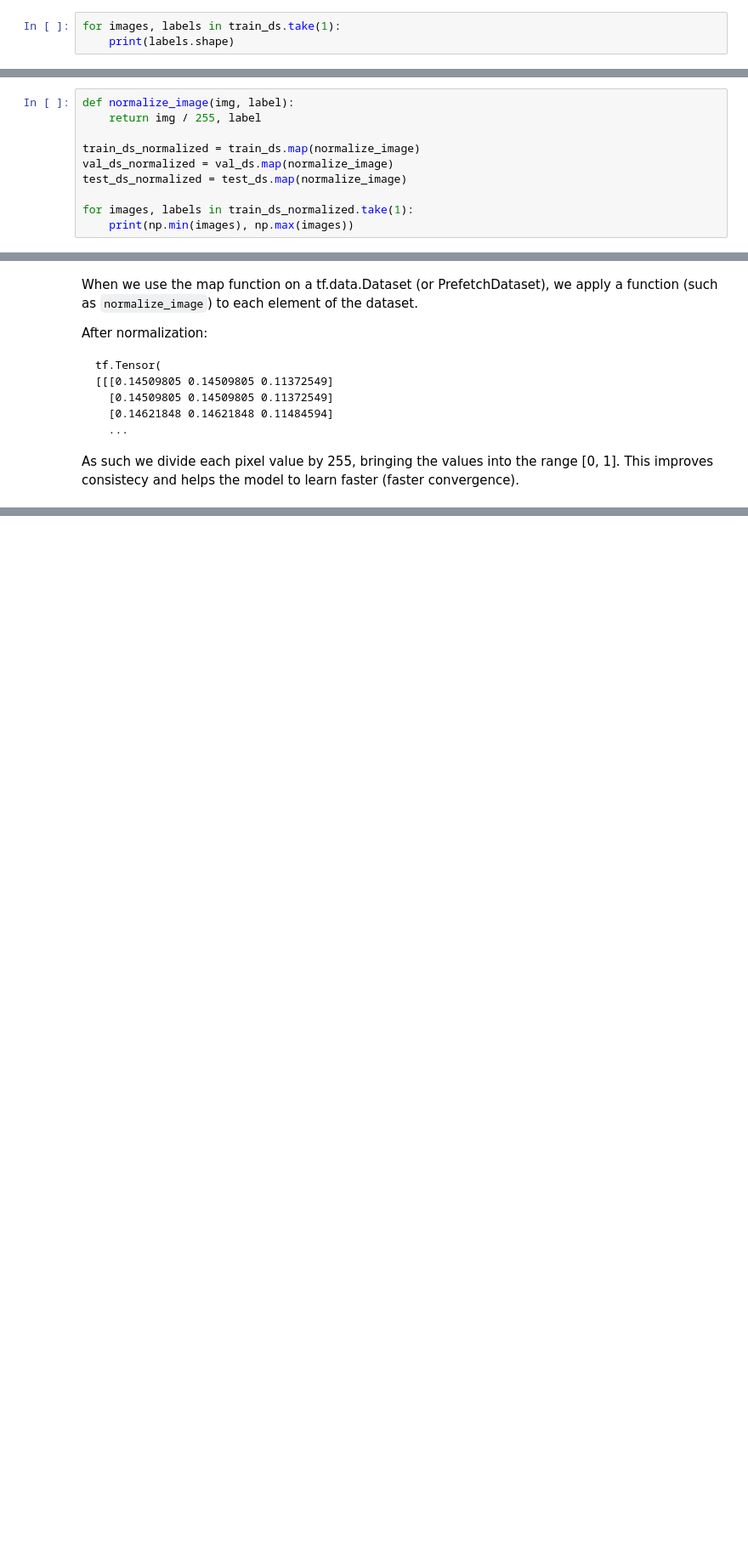
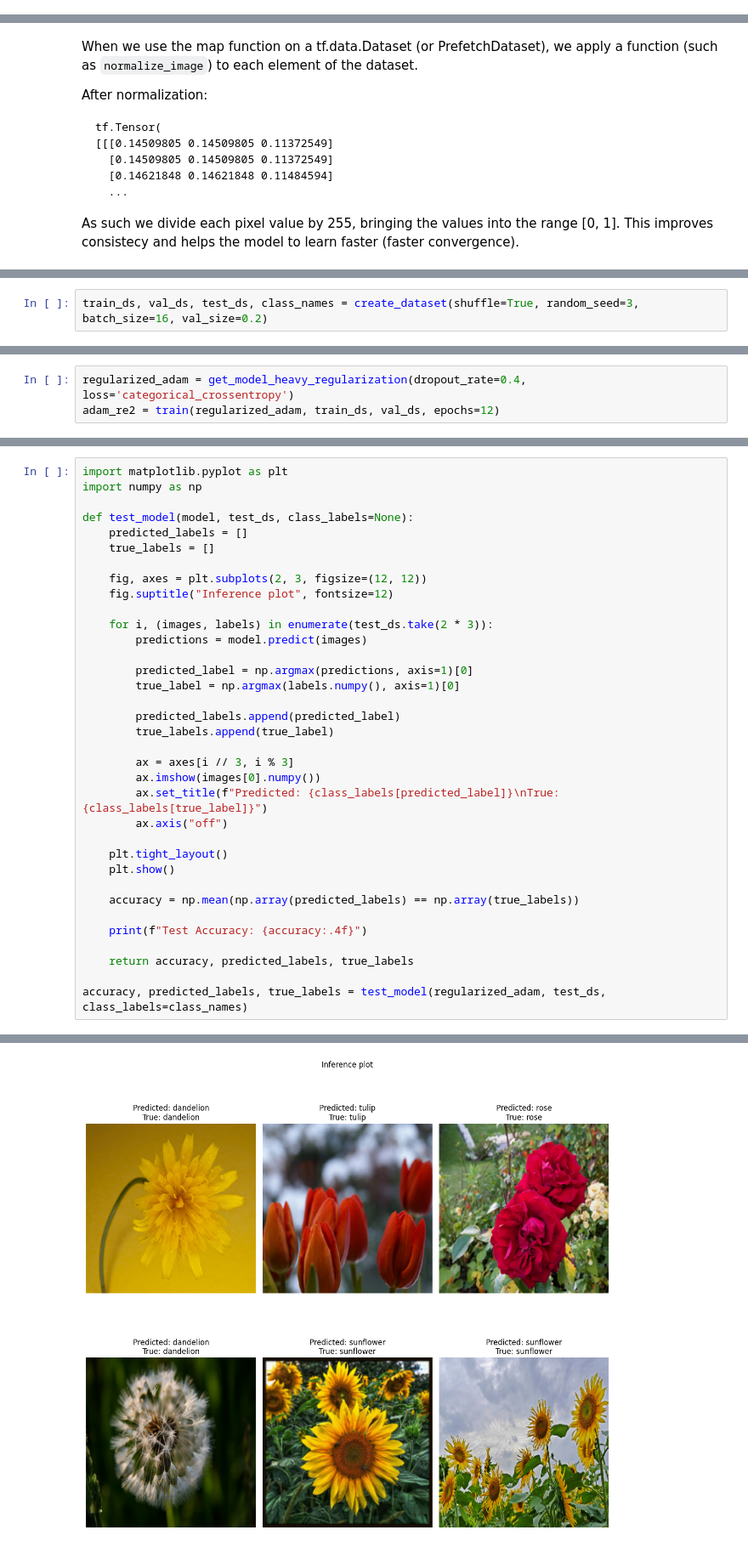
Before and after one commit to wlinds/ITHS-AI22-TF, a Jupyter notebook: Labb/labb1.ipynb, the cells around one changed output, grey strips where cells are left out. Shown at 85% size. Cells and saved outputs as stored; diff of their text form; blank space fills up the shorter version.

Commit message:
comments on curated dataset

```diff
--- a/Labb/labb1.ipynb
+++ b/Labb/labb1.ipynb
@@ -122,3 +157,0 @@ For multi-class classification tasks (like identifying different types of flower
-# %%
-for images, labels in train_ds.take(1):
-    print(labels.shape)
@@ -168,10 +167,0 @@ Default RGB values range between 0 and 255. We want to normalize these values.
-# %%
-def normalize_image(img, label):
-    return img / 255, label
-
-train_ds_normalized = train_ds.map(normalize_image)
-val_ds_normalized = val_ds.map(normalize_image)
-test_ds_normalized = test_ds.map(normalize_image)
-
-for images, labels in train_ds_normalized.take(1):
-    print(np.min(images), np.max(images))
@@ -530,0 +461,2 @@ Validation acc of 0.6 is still... ok? After 10 epochs. I think, maybe try to reg
+# %%
+train_ds, val_ds, test_ds, class_names = create_dataset(shuffle=True, random_seed=3, batch_size=16, val_size=0.2)
@@ -530,0 +472,3 @@ Validation acc of 0.6 is still... ok? After 10 epochs. I think, maybe try to reg
+# %%
+regularized_adam = get_model_heavy_regularization(dropout_rate=0.4, loss='categorical_crossentropy')
+adam_re2 = train(regularized_adam, train_ds, val_ds, epochs=12)
@@ -530,0 +496,36 @@ Validation acc of 0.6 is still... ok? After 10 epochs. I think, maybe try to reg
+# %%
+import matplotlib.pyplot as plt
+import numpy as np
+
+def test_model(model, test_ds, class_labels=None):
+    predicted_labels = []
+    true_labels = []
+
+    fig, axes = plt.subplots(2, 3, figsize=(12, 12))
+    fig.suptitle("Inference plot", fontsize=12)
+
+    for i, (images, labels) in enumerate(test_ds.take(2 * 3)):
+        predictions = model.predict(images)
+
+        predicted_label = np.argmax(predictions, axis=1)[0]
+        true_label = np.argmax(labels.numpy(), axis=1)[0]
+
+        predicted_labels.append(predicted_label)
+        true_labels.append(true_label)
+
+        ax = axes[i // 3, i % 3]
+        ax.imshow(images[0].numpy())
+        ax.set_title(f"Predicted: {class_labels[predicted_label]}\nTrue: {class_labels[true_label]}")
+        ax.axis("off")
+
+    plt.tight_layout()
+    plt.show()
+
+    accuracy = np.mean(np.array(predicted_labels) == np.array(true_labels))
+
+    print(f"Test Accuracy: {accuracy:.4f}")
+
+    return accuracy, predicted_labels, true_labels
+
+accuracy, predicted_labels, true_labels = test_model(regularized_adam, test_ds, class_labels=class_names)
+# %% [output]
@@ -530,0 +538 @@ Validation acc of 0.6 is still... ok? After 10 epochs. I think, maybe try to reg
+[figure, added]
```
Also changed, not shown: parts of 65 cells of this notebook.
